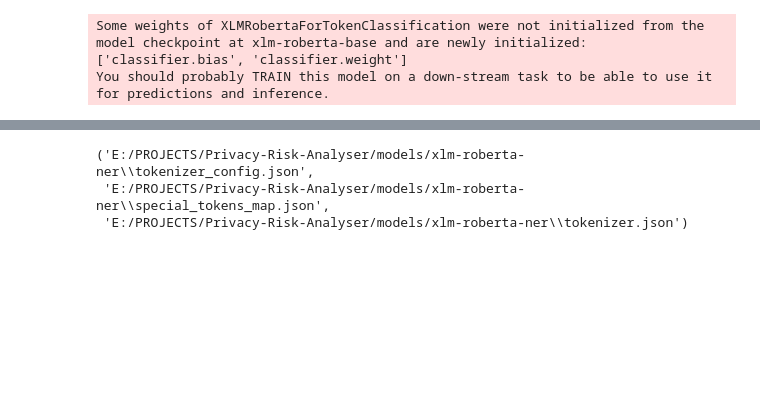
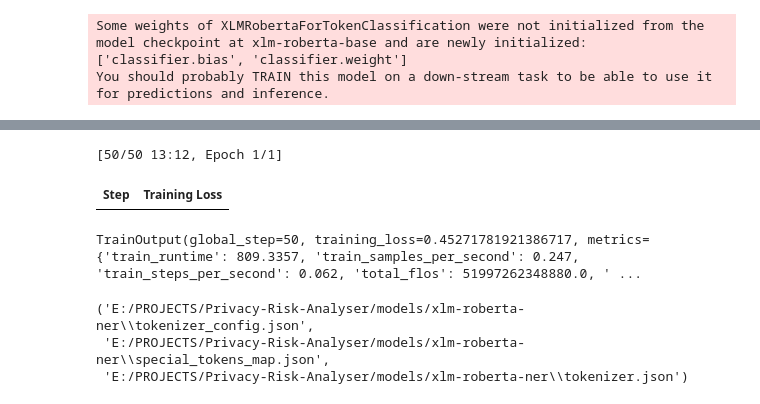
Before and after one commit to Shivangiss18/Privacy-Risk-Analyser, a Jupyter notebook: Model Training.ipynb, the cells around one changed output, grey strips where cells are left out. Cells and saved outputs as stored; diff of their text form; code cells hidden in the pictures; blank space fills up the shorter version.

Commit message:
training model

```diff
--- a/Model Training.ipynb
+++ b/Model Training.ipynb
@@ -139,3 +89,39 @@ TrainOutput(global_step=168, training_loss=0.19133368134498596, metrics={'train_
+# %%
+from transformers import TrainingArguments
+
+train_dataset = tokenized_datasets["train"].select(range(200))
+eval_dataset = tokenized_datasets["validation"].select(range(50))
+
+training_args = TrainingArguments(
+    output_dir="./results",
+    do_train=True,
+    do_eval=False,  # Skip evaluation for speed and safety
+
+    num_train_epochs=1,
+    per_device_train_batch_size=4,     # Safer for low memory
+    per_device_eval_batch_size=4,
+    gradient_accumulation_steps=1,
+
+    learning_rate=2e-5,
+    weight_decay=0.01,
+
+    logging_dir="./logs",
+    logging_steps=100
+)
+
+trainer = Trainer(
+    model=model,
+    args=training_args,
+    train_dataset=train_dataset,
+    tokenizer=tokenizer,
+    data_collator=data_collator
+)
+
+trainer.train()
+# %% [output]
+[50/50 13:12, Epoch 1/1]
+| Step | Training Loss |
+TrainOutput(global_step=50, training_loss=0.45271781921386717, metrics={'train_runtime': 809.3357, 'train_samples_per_second': 0.247, 'train_steps_per_second': 0.062, 'total_flos': 51997262348880.0, ' ...
 # %%
 trainer.save_model("E:/PROJECTS/Privacy-Risk-Analyser/models/xlm-roberta-ner")
 tokenizer.save_pretrained("E:/PROJECTS/Privacy-Risk-Analyser/models/xlm-roberta-ner")
```
Also changed, not shown: parts of 1 cell of this notebook, 1 other file.
